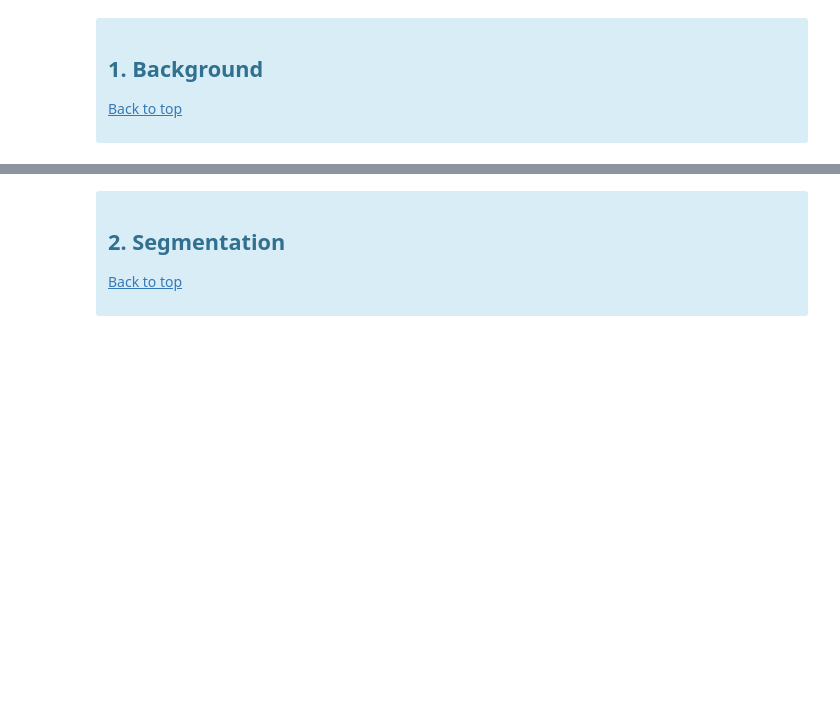
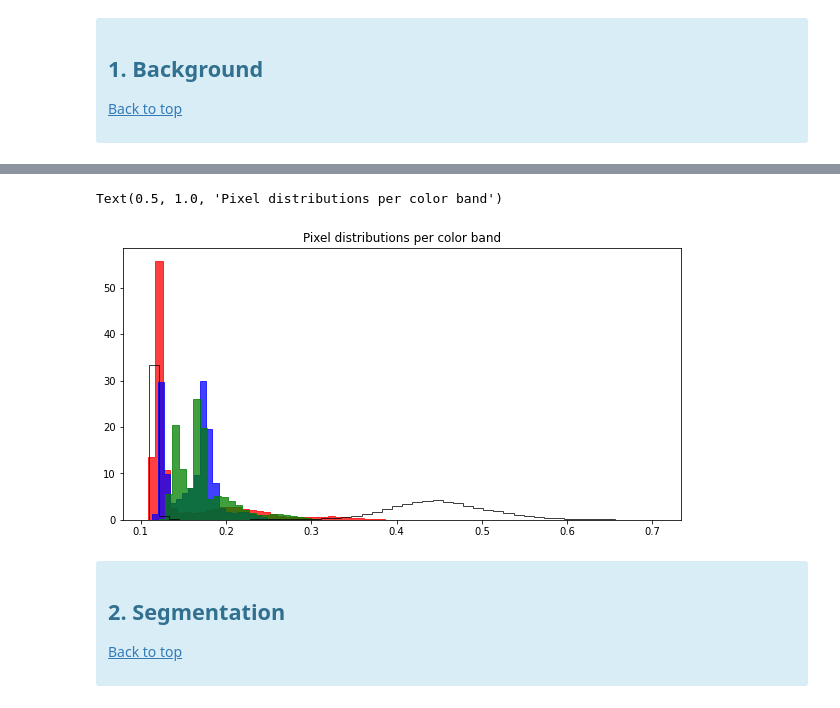
Before and after one commit to chikaj/wekeo_competition_2022, a Jupyter notebook: geobia.ipynb, the cells around one changed output, grey strips where cells are left out. Drawn from its saved outputs; the diff is of its cells as text; code cells hidden in the pictures; blank space fills up the shorter version.

```diff
--- a/geobia.ipynb
+++ b/geobia.ipynb
@@ -105,3 +139,13 @@ Due to the bands we have selected, and the fact that this is a level-1 product,
+# %%
+fig, ax = plt.subplots(1, 1, figsize=(10,5))
+ax.hist(image[2].flatten(), 50, density=True, histtype='stepfilled', facecolor='r', ec='r', alpha=0.75)
+ax.hist(image[0].flatten(), 50, density=True, histtype='stepfilled', facecolor='b', ec='b', alpha=0.75)
+ax.hist(image[1].flatten(), 50, density=True, histtype='stepfilled', facecolor='g', ec='g', alpha=0.75)
+ax.hist(image[3].flatten(), 50, density=True, histtype='step', ec='k', alpha=0.75)
+ax.set_title("Pixel distributions per color band")
+# %% [output]
+Text(0.5, 1.0, 'Pixel distributions per color band')
+[figure, added]
 # %% [markdown]
 <div class="alert alert-info" role="alert">
 
```
Also changed, not shown: parts of 51 cells of this notebook, 8 other files.
